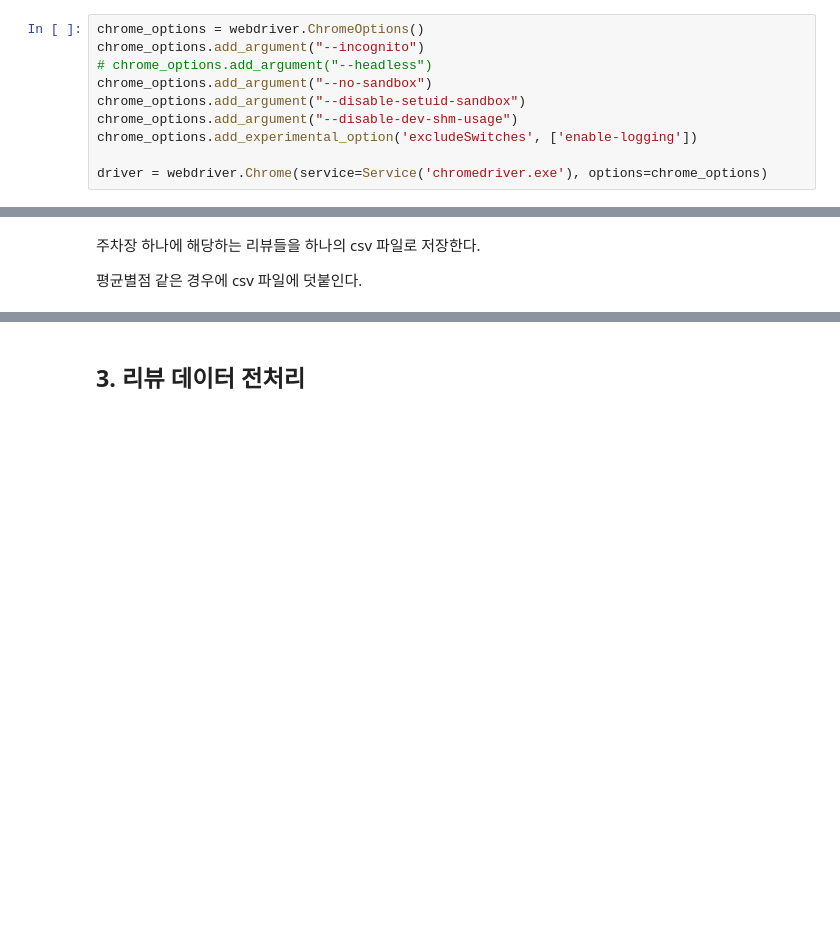
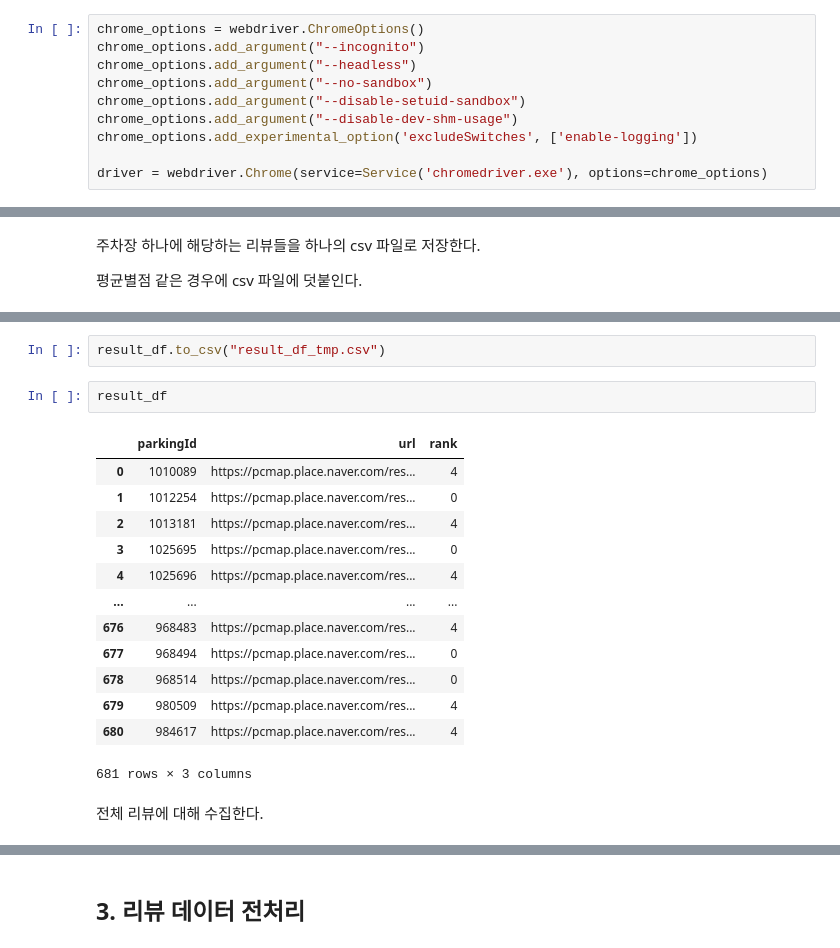
Before and after one commit to 0008mari/MyParking, a Jupyter notebook: data/주차어때-제출용.ipynb, the cells around one changed output, grey strips where cells are left out. Drawn from its saved outputs; the diff is of its cells as text; blank space fills up the shorter version.

```diff
--- a/data/주차어때-제출용.ipynb
+++ b/data/주차어때-제출용.ipynb
@@ -146,7 +185,7 @@ def set_chrome_driver():
 # %%
 chrome_options = webdriver.ChromeOptions()
 chrome_options.add_argument("--incognito")
-# chrome_options.add_argument("--headless")
+chrome_options.add_argument("--headless")
 chrome_options.add_argument("--no-sandbox")
 chrome_options.add_argument("--disable-setuid-sandbox")
 chrome_options.add_argument("--disable-dev-shm-usage")
@@ -164 +248,21 @@ df['rank'] = 0
+# %%
+result_df.to_csv("result_df_tmp.csv")
+# %%
+result_df
+# %% [output]
+|  | parkingId | url | rank |
+| 0 | 1010089 | https://pcmap.place.naver.com/res... | 4 |
+| 1 | 1012254 | https://pcmap.place.naver.com/res... | 0 |
+| 2 | 1013181 | https://pcmap.place.naver.com/res... | 4 |
+| 3 | 1025695 | https://pcmap.place.naver.com/res... | 0 |
+| 4 | 1025696 | https://pcmap.place.naver.com/res... | 4 |
+| ... | ... | ... | ... |
+| 676 | 968483 | https://pcmap.place.naver.com/res... | 4 |
+| 677 | 968494 | https://pcmap.place.naver.com/res... | 0 |
+| 678 | 968514 | https://pcmap.place.naver.com/res... | 0 |
+| 679 | 980509 | https://pcmap.place.naver.com/res... | 4 |
+| 680 | 984617 | https://pcmap.place.naver.com/res... | 4 |
+681 rows × 3 columns
+# %% [markdown]
+전체 리뷰에 대해 수집한다.
 # %%
```
Also changed, not shown: parts of 39 cells of this notebook.
